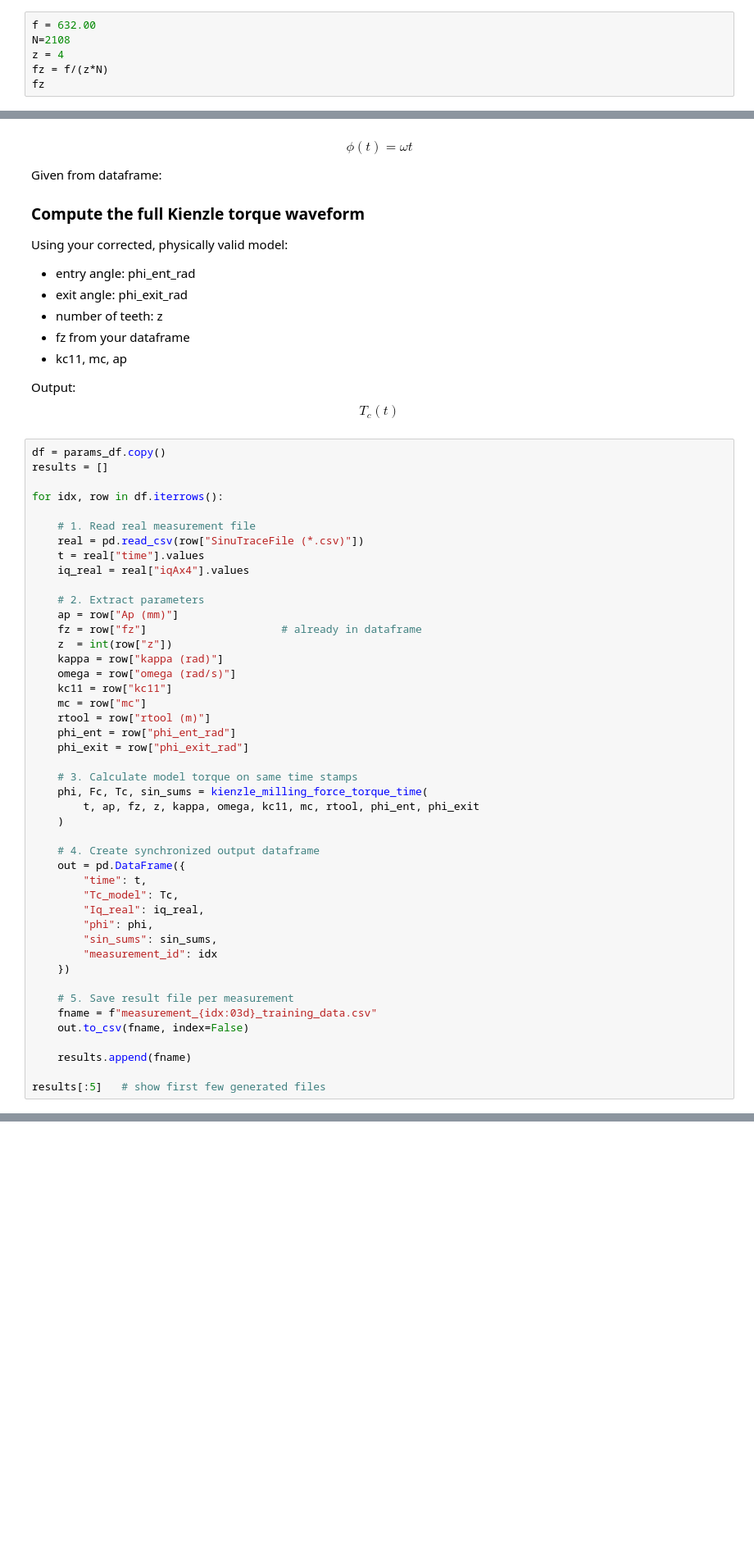
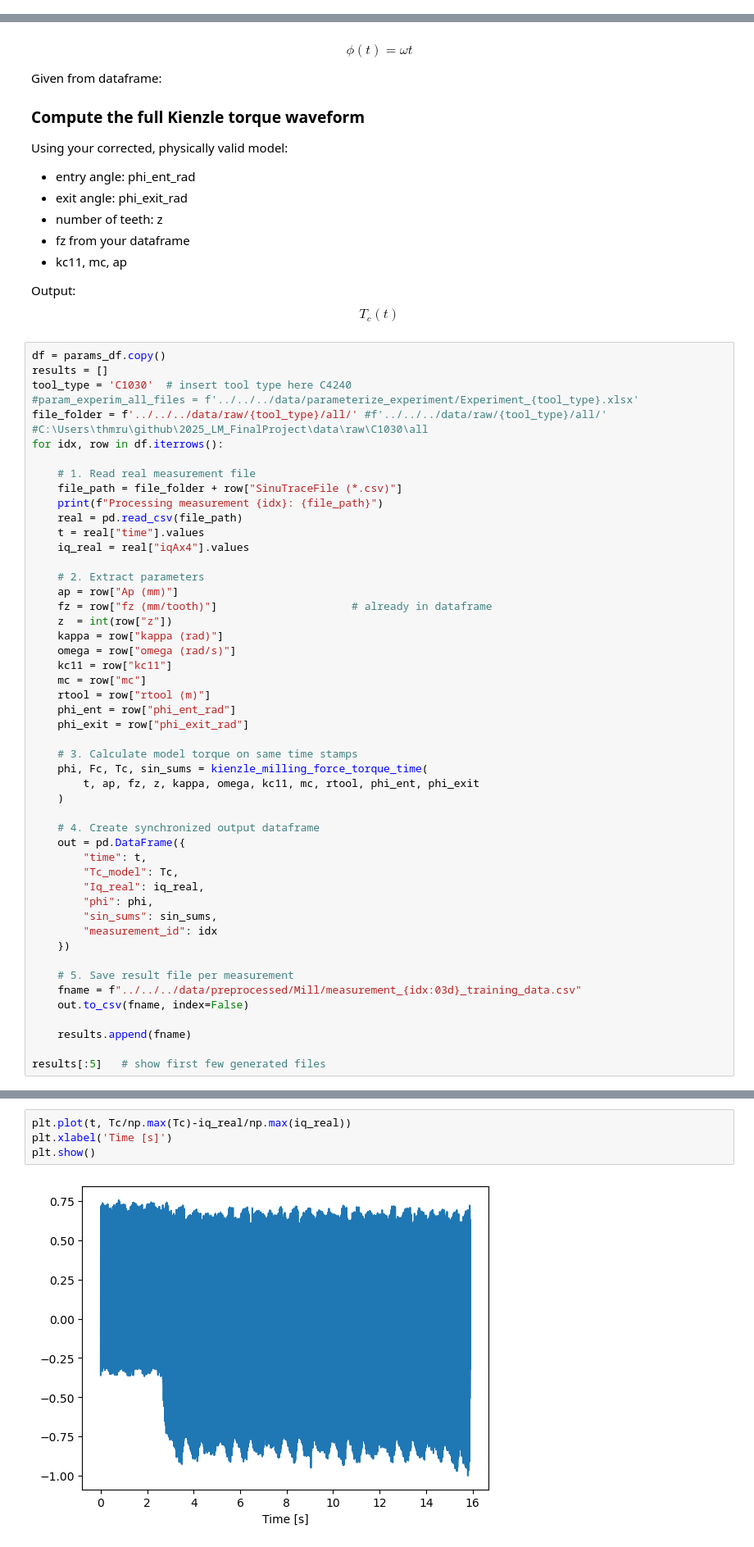
Before and after one commit to ThMRudolf/2025_LM_FinalProject, a Jupyter notebook: preproc_data/src/nb/kienzle_milling_model.ipynb, the cells around one changed output, grey strips where cells are left out. Shown at 82% size. Saved outputs shown, nothing was run; the diff lists cells and outputs as text; blank space fills up the shorter version.

Commit message:
added kienzle model, added script that analyses mill data and first impleentation of an RNN and LTSM model

```diff
--- a/preproc_data/src/nb/kienzle_milling_model.ipynb
+++ b/preproc_data/src/nb/kienzle_milling_model.ipynb
@@ -162,9 +163,3 @@ params_df['kappa (rad)'] = np.deg2rad(45.0)  # assuming constant tool angle of 4
 params_df['kc11'] = 1800  # example value
 params_df['mc'] = 0.25    # example value
 params_df['fz (mm/tooth)'] = params_df['f (mm/min)']/(params_df['N (rpm)']*params_df['z'])  #
-# %%
-f = 632.00
-N=2108
-z = 4
-fz = f/(z*N)
-fz
@@ -211,17 +221,22 @@ $$ T_c(t) $$
 # %%
 df = params_df.copy()
 results = []
-
+tool_type = 'C1030'  # insert tool type here C4240
+#param_experim_all_files = f'../../../data/parameterize_experiment/Experiment_{tool_type}.xlsx'
+file_folder = f'../../../data/raw/{tool_type}/all/' #f'../../../data/raw/{tool_type}/all/'
+#C:\Users\thmru\github\2025_LM_FinalProject\data\raw\C1030\all
 for idx, row in df.iterrows():
 
     # 1. Read real measurement file
-    real = pd.read_csv(row["SinuTraceFile (*.csv)"])
+    file_path = file_folder + row["SinuTraceFile (*.csv)"]
+    print(f"Processing measurement {idx}: {file_path}")
+    real = pd.read_csv(file_path)
     t = real["time"].values
     iq_real = real["iqAx4"].values
 
     # 2. Extract parameters
     ap = row["Ap (mm)"]
-    fz = row["fz"]                     # already in dataframe
+    fz = row["fz (mm/tooth)"]                     # already in dataframe
     z  = int(row["z"])
     kappa = row["kappa (rad)"]
     omega = row["omega (rad/s)"]
@@ -247,7 +262,7 @@ for idx, row in df.iterrows():
     })
 
     # 5. Save result file per measurement
-    fname = f"measurement_{idx:03d}_training_data.csv"
+    fname = f"../../../data/preprocessed/Mill/measurement_{idx:03d}_training_data.csv"
     out.to_csv(fname, index=False)
 
     results.append(fname)
@@ -255,0 +294,6 @@ results[:5]   # show first few generated files
+# %%
+plt.plot(t, Tc/np.max(Tc)-iq_real/np.max(iq_real))
+plt.xlabel('Time [s]')
+plt.show()
+# %% [output]
+[figure, added]
```
Also changed, not shown: parts of 5 cells of this notebook, 4 other files.
